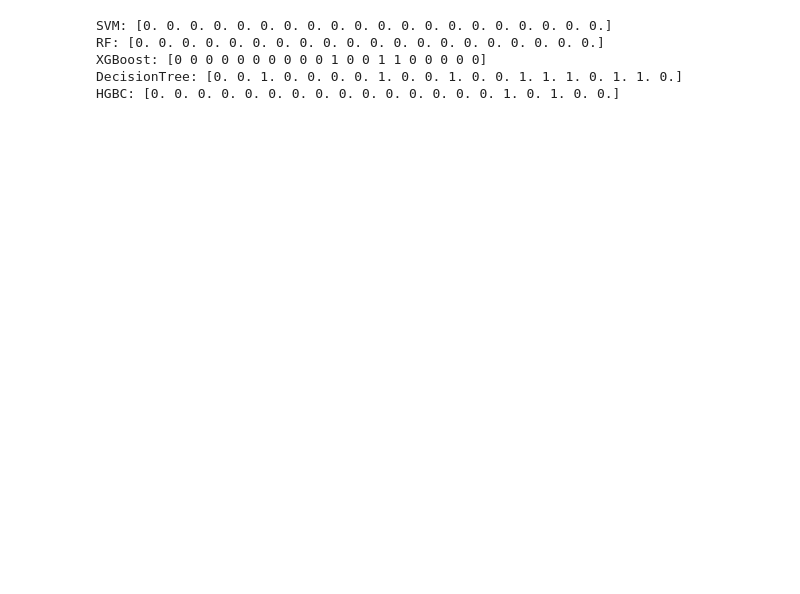
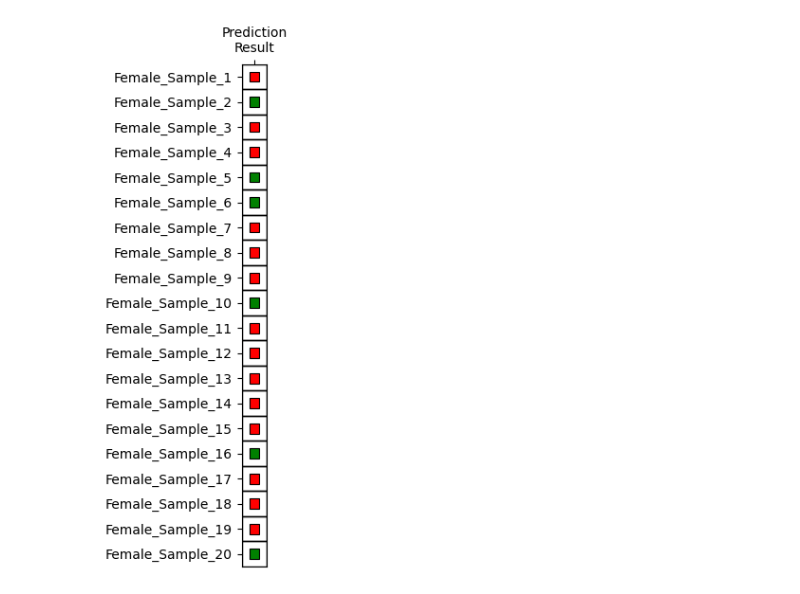
Before and after one commit to lsbnbiis/Hearing_Loss_prediction_model, a Jupyter notebook: snp_prediction.ipynb, the cells around one changed output. Cells and saved outputs as stored; diff of their text form; code cells hidden in the pictures; blank space fills up the shorter version.

```diff
--- a/snp_prediction.ipynb
+++ b/snp_prediction.ipynb
@@ -90,29 +143,9 @@ HGBC: [0. 0. 0. 0. 0. 1. 0. 0. 0. 0. 1. 1. 0. 1. 1. 1. 0. 1. 1. 1.]
 # %%
 #女性結果，0表示預測結果為無聽損，1為有聽損
 import joblib
 
 svm_model = joblib.load("tpmi_female_svm_model.joblib")
 svm_score = svm_model.predict(female_test_array)
-print("SVM:", svm_score)
-
-rf_model = joblib.load("tpmi_female_rf_model.joblib")
-rf_score = rf_model.predict(female_test_array)
-print("RF:", rf_score)
-
-xgboost_model = joblib.load("tpmi_female_xgboost_model.joblib")
-xgboost_score = xgboost_model.predict(female_test_array)
-print("XGBoost:", xgboost_score)
-
-dtree_model = joblib.load("tpmi_female_dtree_model.joblib")
-dtree_score = dtree_model.predict(female_test_array)
-print("DecisionTree:", dtree_score)
-
-HGBC_model = joblib.load("tpmi_female_HGBC_model.joblib")
-HGBC_score = HGBC_model.predict(female_test_array)
-print("HGBC:", HGBC_score)
+draw_pic(female_test, svm_score)
 # %% [output]
-SVM: [0. 0. 0. 0. 0. 0. 0. 0. 0. 0. 0. 0. 0. 0. 0. 0. 0. 0. 0. 0.]
-RF: [0. 0. 0. 0. 0. 0. 0. 0. 0. 0. 0. 0. 0. 0. 0. 0. 0. 0. 0. 0.]
-XGBoost: [0 0 0 0 0 0 0 0 0 0 1 0 0 1 1 0 0 0 0 0]
-DecisionTree: [0. 0. 1. 0. 0. 0. 0. 1. 0. 0. 1. 0. 0. 1. 1. 1. 0. 1. 1. 0.]
-HGBC: [0. 0. 0. 0. 0. 0. 0. 0. 0. 0. 0. 0. 0. 0. 0. 1. 0. 1. 0. 0.]
+[figure, added]
```
Also changed, not shown: parts of 5 cells of this notebook, 1 other file.
